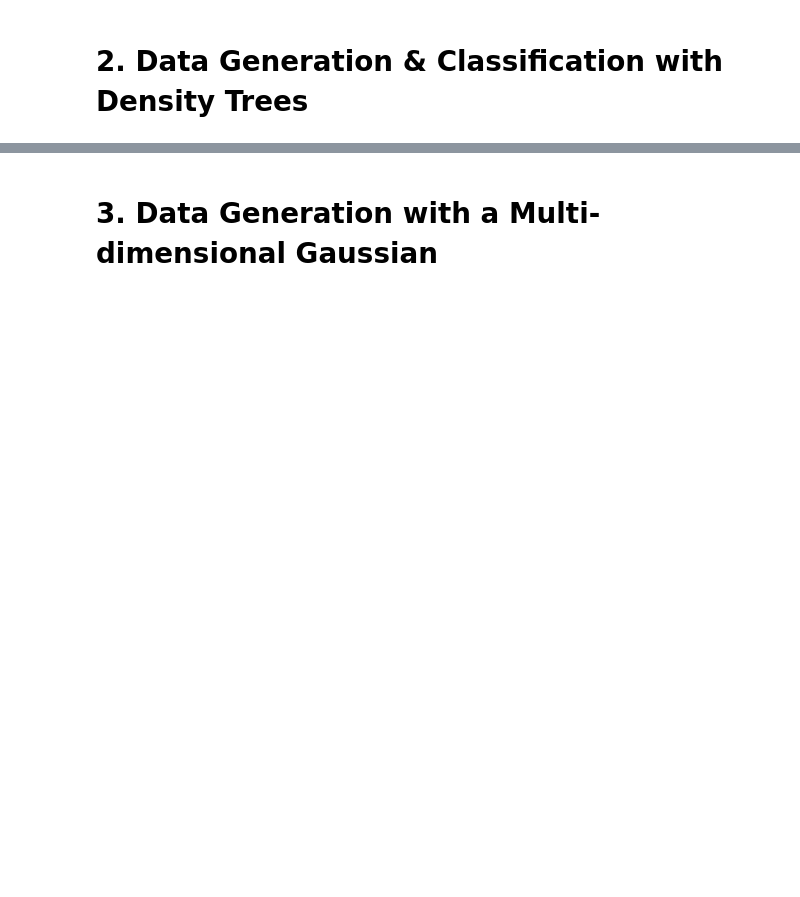
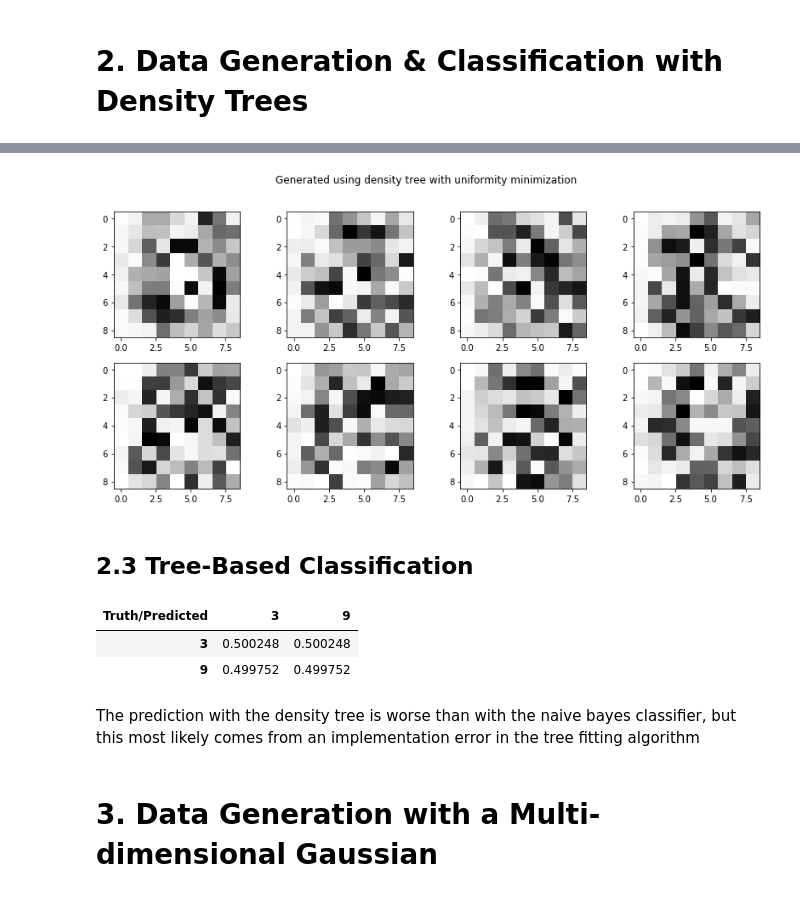
Before and after one commit to Simske/ML, a Jupyter notebook: ex04/generative-models.ipynb, the cells around one changed output, grey strips where cells are left out. Saved outputs shown, nothing was run; the diff lists cells and outputs as text; code cells hidden in the pictures; blank space fills up the shorter version.

```diff
--- a/ex04/generative-models.ipynb
+++ b/ex04/generative-models.ipynb
@@ -271,0 +316,9 @@ for ax in axes.flatten():
+# %%
+fig, axes = plt.subplots(2, 4, figsize=(14, 6))
+fig.suptitle("Generated using density tree with uniformity minimization")
+for ax in axes.flatten():
+    ax.imshow(sample_density_tree(tree2), cmap='Greys')
+# %% [output]
+[figure, added]
+# %% [markdown]
+## 2.3 Tree-Based Classification
@@ -272,3 +369,11 @@ for ax in axes.flatten():
+# %%
+confusion_matrix(prediction, test_y, nice_print=True);
+# %% [output]
+| Truth/Predicted | 3 | 9 |
+| 3 | 0.500248 | 0.500248 |
+| 9 | 0.499752 | 0.499752 |
+# %% [markdown]
+The prediction with the density tree is worse than with the naive bayes classifier, but this most likely comes from an implementation error in the tree fitting algorithm
 # %% [markdown]
 # 3. Data Generation with a Multi-dimensional Gaussian
 # %%
```
Also changed, not shown: parts of 22 cells of this notebook.
